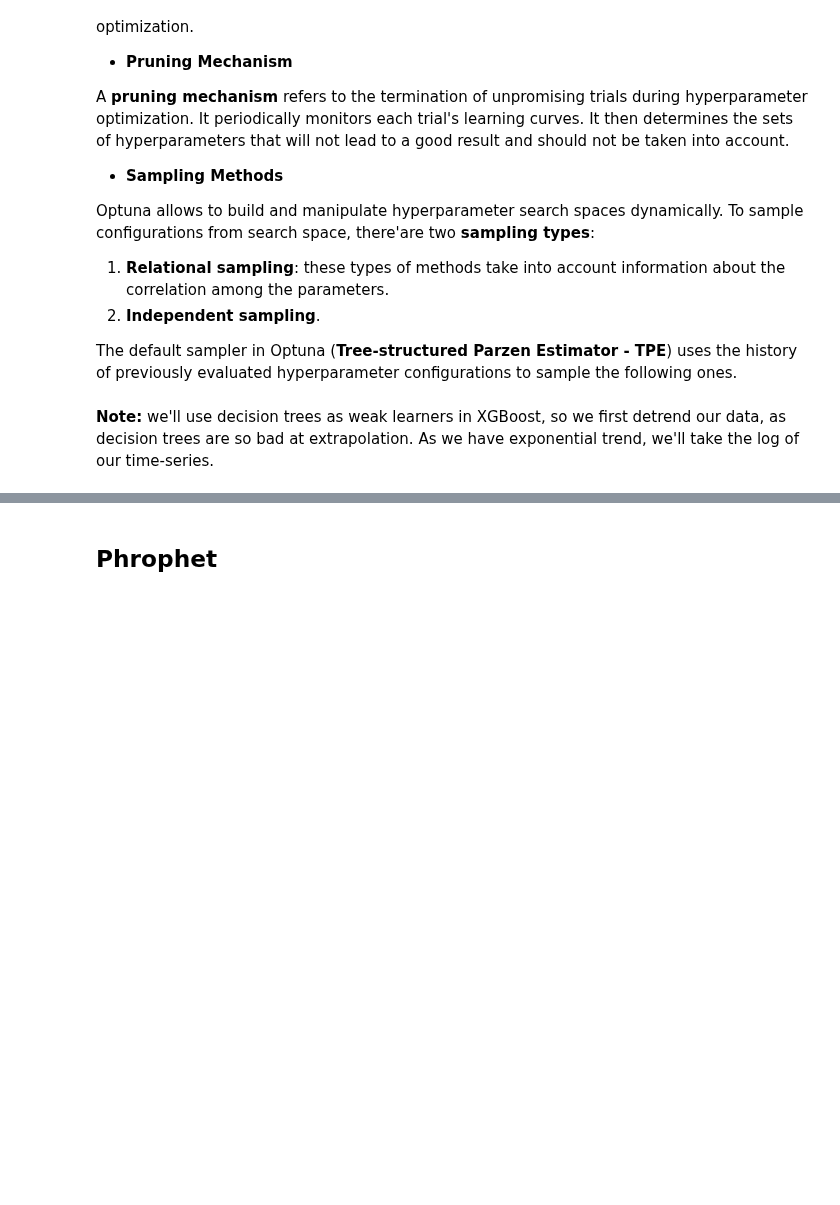
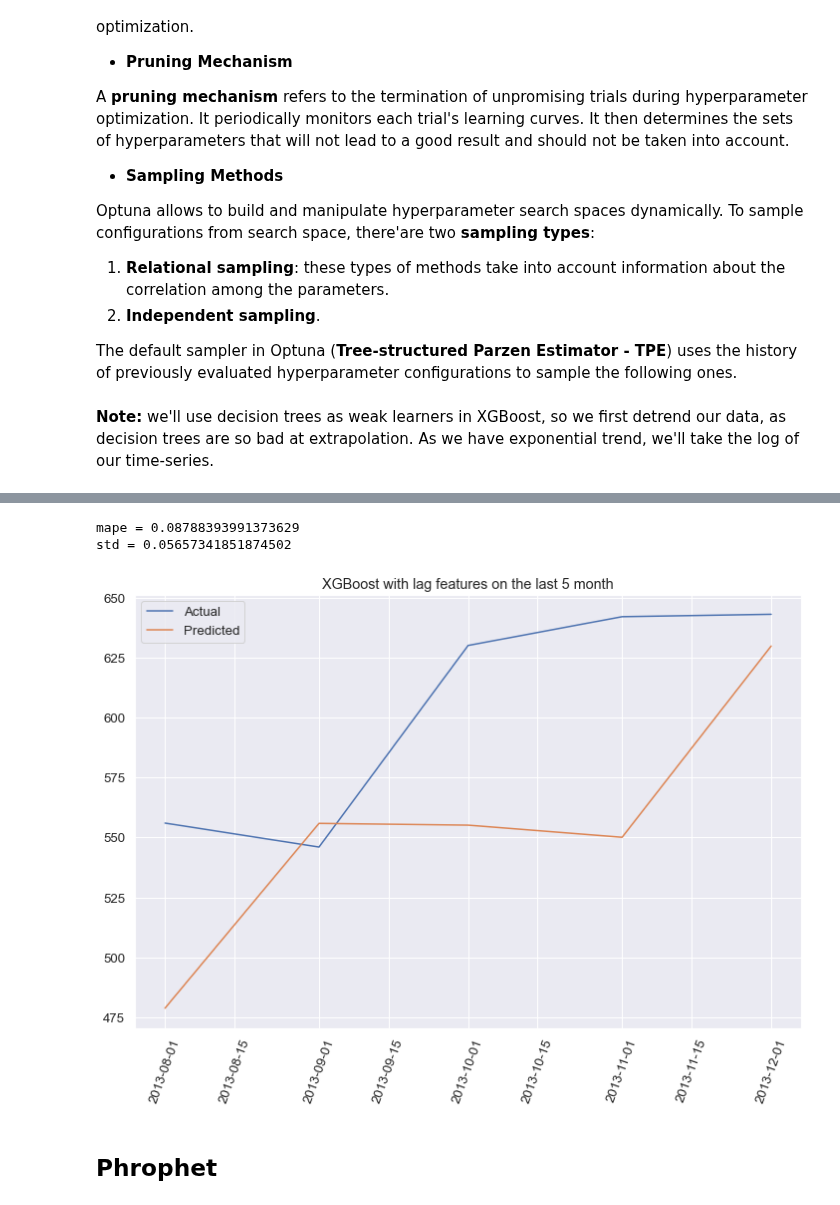
Before and after one commit to Dosann/Time-series-forecast, a Jupyter notebook: shipment_forecast.ipynb, the cells around one changed output, grey strips where cells are left out. Cells and saved outputs as stored; diff of their text form; code cells hidden in the pictures; blank space fills up the shorter version.

```diff
--- a/shipment_forecast.ipynb
+++ b/shipment_forecast.ipynb
@@ -706,3 +742,13 @@ So we got mape of 9.73% that is higher than mape obtained with Linear Regression
+# %%
+xgb_reg = xgb.XGBRegressor(**xgb_params)
+xgb_std_err, xgb_mape_err, xgb_predicted_values = evaluate(xgb_reg, X, y)
+
+print(f'mape = {xgb_mape_err} \nstd = {xgb_std_err}')
+plot_results(x, y_true, xgb_predicted_values, title='XGBoost with lag features on the last 5 month')
+# %% [output]
+mape = 0.08788393991373629
+std = 0.05657341851874502
+[figure, added]
 # %% [markdown]
 ## Phrophet
 # %% [markdown]
```
Also changed, not shown: parts of 13 cells of this notebook.
